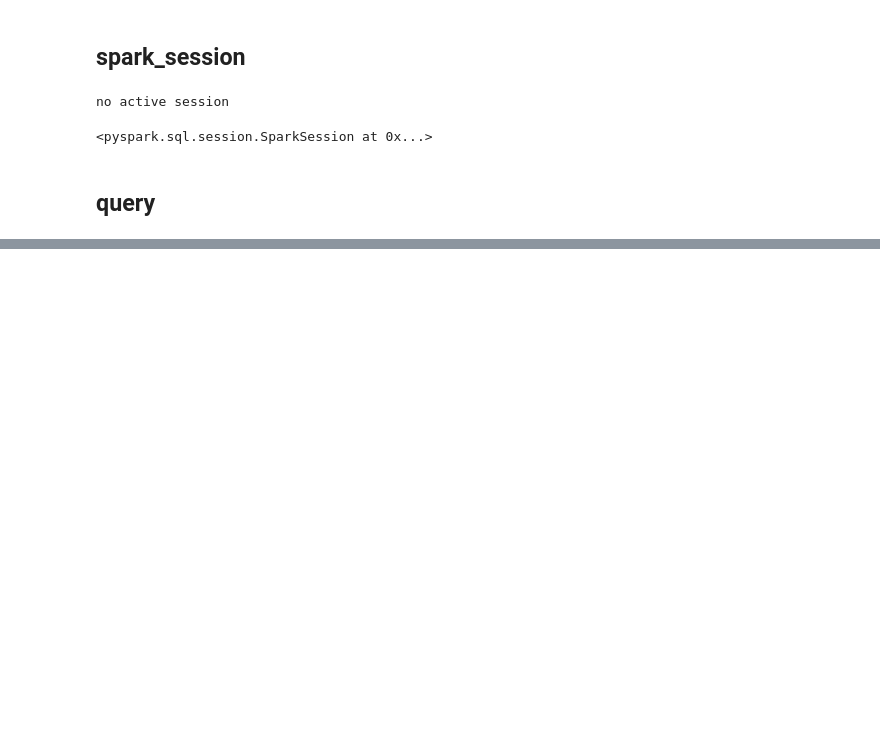
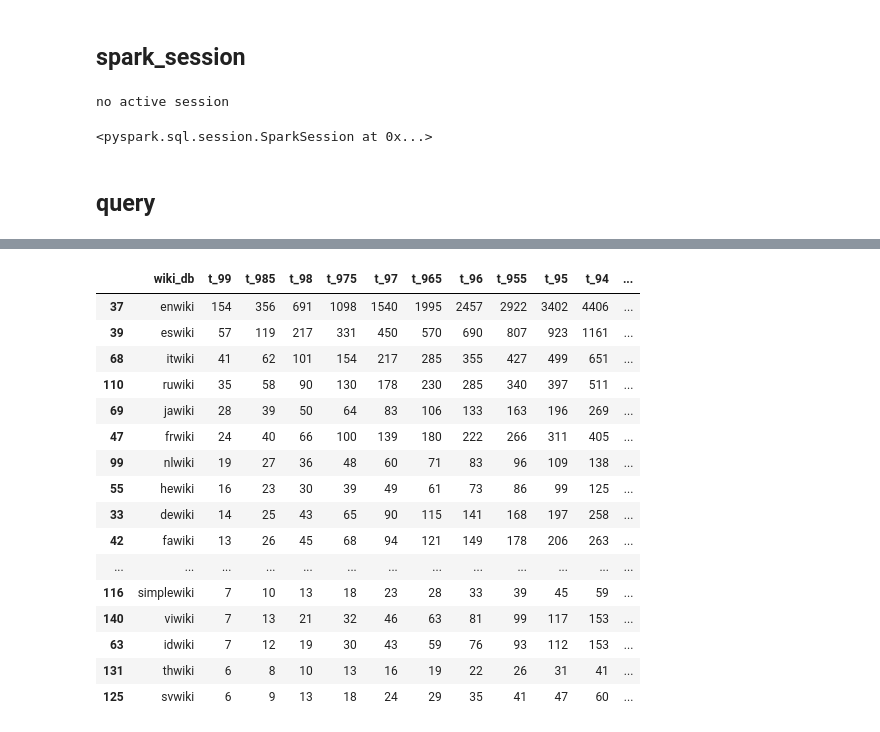
Before and after one commit to wikimedia-research/mod-tools-FY24, a Jupyter notebook: [T351057] automod_revert_activity/automod_revert_activity.ipynb, the cells around one changed output, grey strips where cells are left out. Drawn from its saved outputs; the diff is of its cells as text; code cells hidden in the pictures; blank space fills up the shorter version.

```diff
--- a/[T351057] automod_revert_activity/automod_revert_activity.ipynb
+++ b/[T351057] automod_revert_activity/automod_revert_activity.ipynb
@@ -183,2 +197,22 @@ Wall time: 2min 7s
 # %%
 result.sort_values('t_99', ascending=False).to_csv('revert_risk_reverts.tsv', sep='\t', index=False)
+# %%
+result.sort_values('t_99', ascending=False).head(20)
+# %% [output]
+|  | wiki_db | t_99 | t_985 | t_98 | t_975 | t_97 | t_965 | t_96 | t_955 | t_95 | t_94 | ... |
+| 37 | enwiki | 154 | 356 | 691 | 1098 | 1540 | 1995 | 2457 | 2922 | 3402 | 4406 | ... |
+| 39 | eswiki | 57 | 119 | 217 | 331 | 450 | 570 | 690 | 807 | 923 | 1161 | ... |
+| 68 | itwiki | 41 | 62 | 101 | 154 | 217 | 285 | 355 | 427 | 499 | 651 | ... |
+| 110 | ruwiki | 35 | 58 | 90 | 130 | 178 | 230 | 285 | 340 | 397 | 511 | ... |
+| 69 | jawiki | 28 | 39 | 50 | 64 | 83 | 106 | 133 | 163 | 196 | 269 | ... |
+| 47 | frwiki | 24 | 40 | 66 | 100 | 139 | 180 | 222 | 266 | 311 | 405 | ... |
+| 99 | nlwiki | 19 | 27 | 36 | 48 | 60 | 71 | 83 | 96 | 109 | 138 | ... |
+| 55 | hewiki | 16 | 23 | 30 | 39 | 49 | 61 | 73 | 86 | 99 | 125 | ... |
+| 33 | dewiki | 14 | 25 | 43 | 65 | 90 | 115 | 141 | 168 | 197 | 258 | ... |
+| 42 | fawiki | 13 | 26 | 45 | 68 | 94 | 121 | 149 | 178 | 206 | 263 | ... |
+| ... | ... | ... | ... | ... | ... | ... | ... | ... | ... | ... | ... | ... |
+| 116 | simplewiki | 7 | 10 | 13 | 18 | 23 | 28 | 33 | 39 | 45 | 59 | ... |
+| 140 | viwiki | 7 | 13 | 21 | 32 | 46 | 63 | 81 | 99 | 117 | 153 | ... |
+| 63 | idwiki | 7 | 12 | 19 | 30 | 43 | 59 | 76 | 93 | 112 | 153 | ... |
+| 131 | thwiki | 6 | 8 | 10 | 13 | 16 | 19 | 22 | 26 | 31 | 41 | ... |
+| 125 | svwiki | 6 | 9 | 13 | 18 | 24 | 29 | 35 | 41 | 47 | 60 | ... |
```
Also changed, not shown: parts of 5 cells of this notebook, 1 other file.
